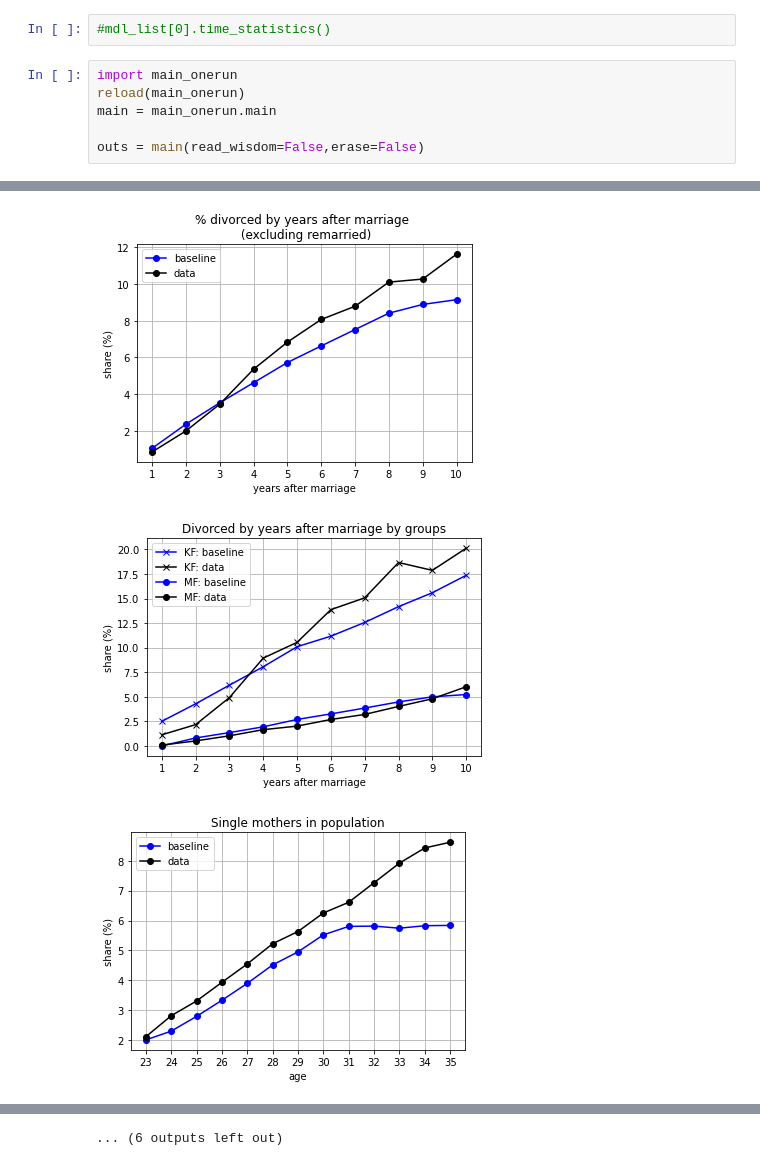
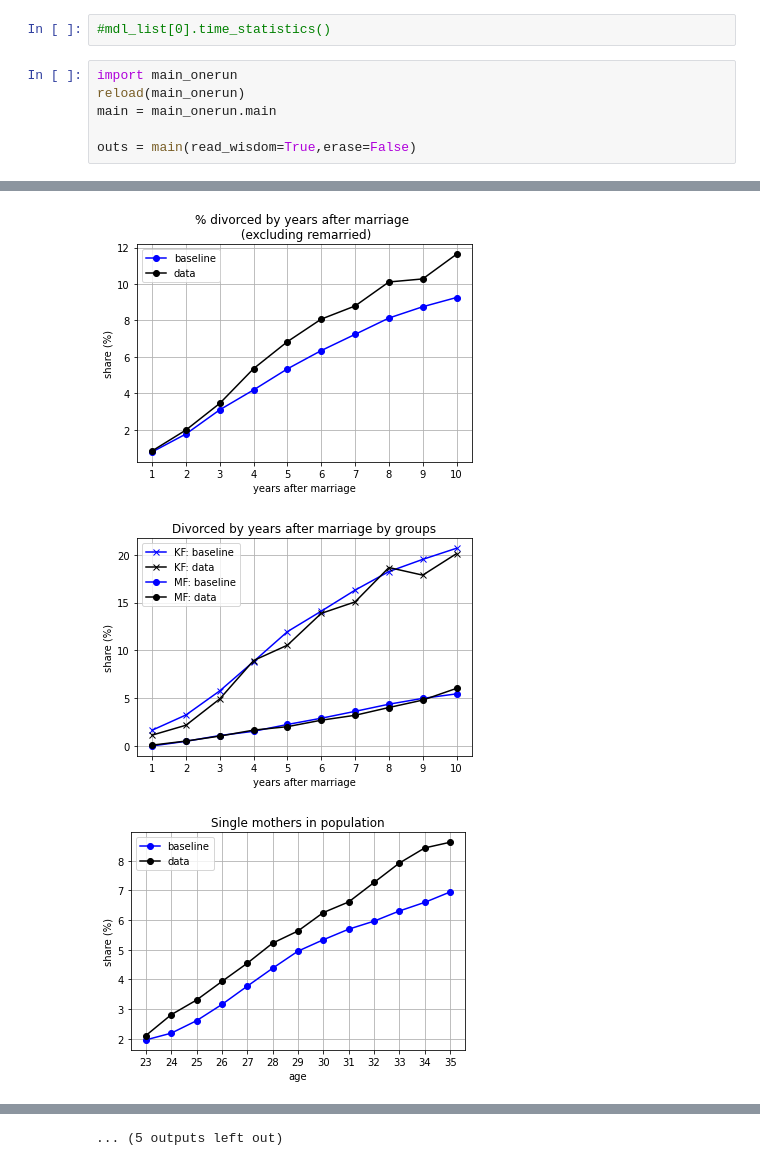
Before and after one commit to egorkozlov/py_shotgun, a Jupyter notebook: main_notebook.ipynb, the cells around one changed output, grey strips where cells are left out. Drawn from its saved outputs; the diff is of its cells as text.

```diff
--- a/main_notebook.ipynb
+++ b/main_notebook.ipynb
@@ -31,7 +31,7 @@ import main_onerun
 reload(main_onerun)
 main = main_onerun.main
 
-outs = main(read_wisdom=False,erase=False)
+outs = main(read_wisdom=True,erase=False)
 # %% [output]
 Hi!
 Hi!
@@ -81,3 +81,3 @@ failed to plot ref
-[figure, old version]
+[figure, new version]
-[figure, old version]
+[figure, new version]
-[figure, old version]
+[figure, new version]
@@ -86 +86 @@ failed to plot ref
-... (6 outputs left out)
+... (5 outputs left out)
```
Also changed, not shown: parts of 1 cell of this notebook, 8 other files.
